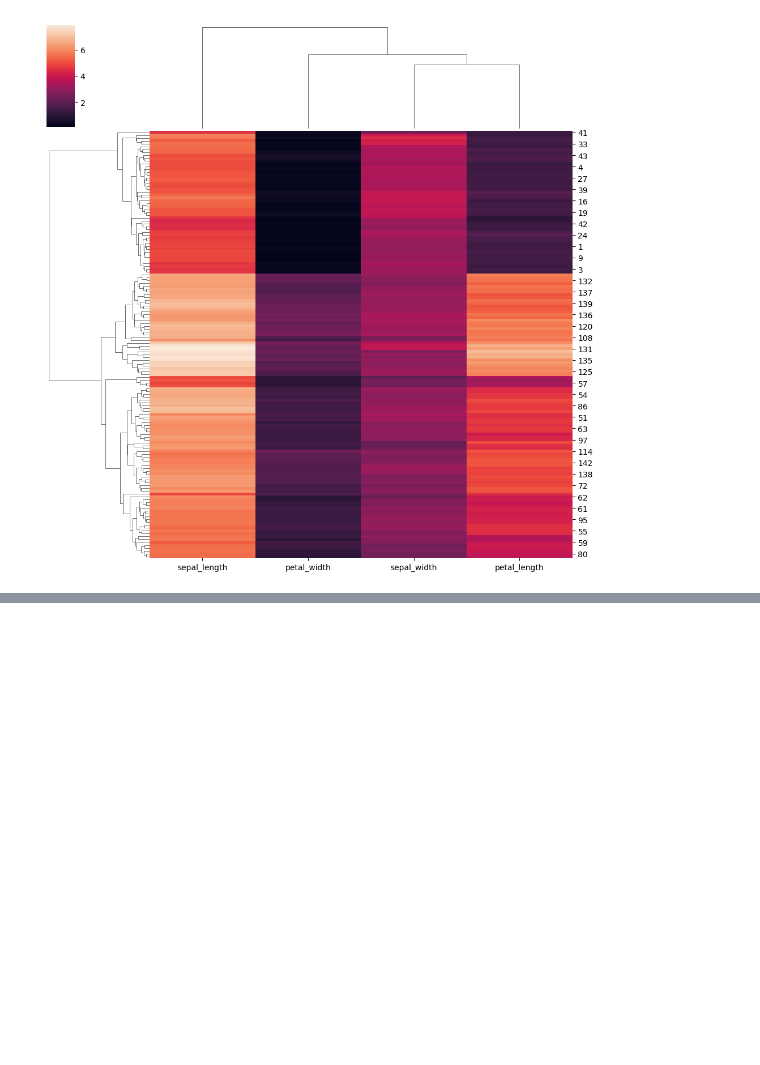
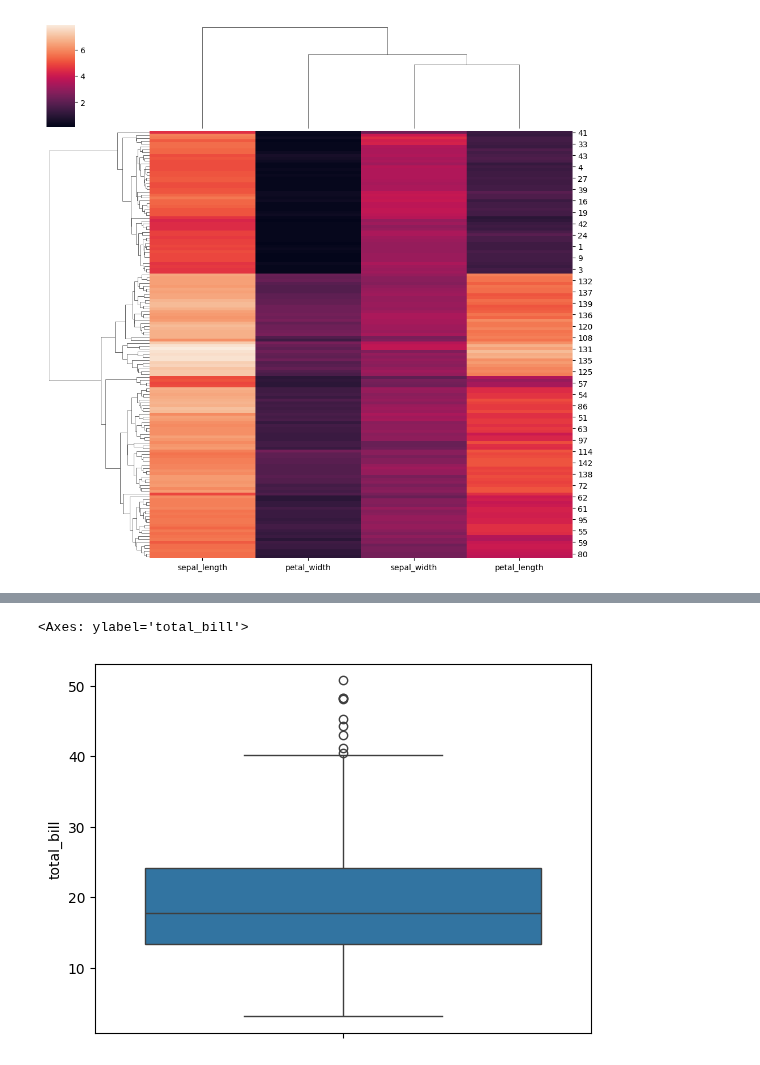
Before and after one commit to infoankitakm2609-blip/Tasks-of-CampusX-Python-series, a Jupyter notebook: Seaborn.ipynb, the cells around one changed output, grey strips where cells are left out. Saved outputs shown, nothing was run; the diff lists cells and outputs as text; code cells hidden in the pictures; blank space fills up the shorter version.

```diff
--- a/Seaborn.ipynb
+++ b/Seaborn.ipynb
@@ -219,0 +239,5 @@ sns.clustermap(iris.iloc[:,[0,1,2,3]])
+# %%
+sns.boxplot(data=tips,y='total_bill')
+# %% [output]
+<Axes: ylabel='total_bill'>
+[figure, added]
```
Also changed, not shown: parts of 10 cells of this notebook.
